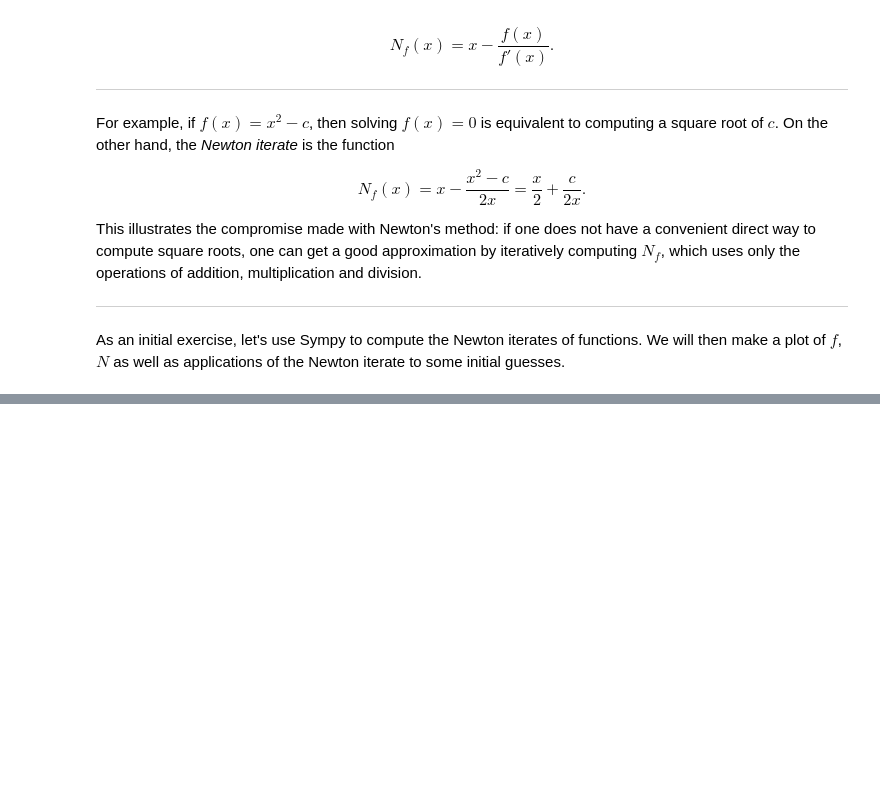
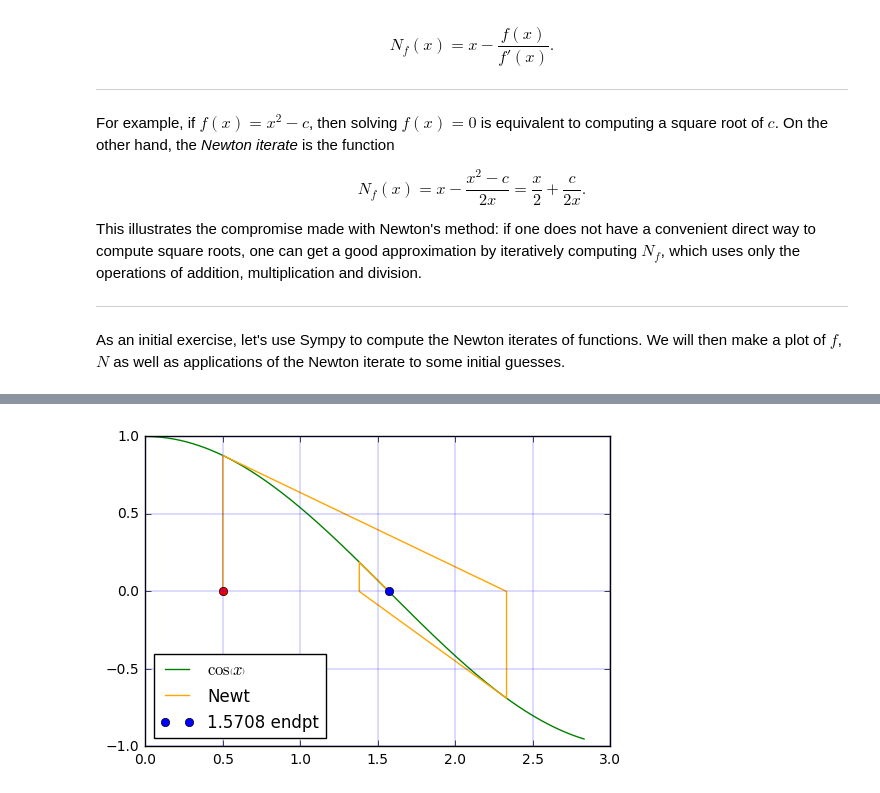
Before and after one commit to mephph/physmath248-2018, a Jupyter notebook: Part.II/Sympy.2.ipynb, the cells around one changed output, grey strips where cells are left out. Saved outputs shown, nothing was run; the diff lists cells and outputs as text; code cells hidden in the pictures; blank space fills up the shorter version.

```diff
--- a/Part.II/Sympy.2.ipynb
+++ b/Part.II/Sympy.2.ipynb
@@ -42,0 +180,4 @@ import sympy as sp
+# %%
+plotNewt(sp.cos(x), x, 0.5, 8, "lower left")
+# %% [output]
+[figure, added]
```
Also changed, not shown: parts of 17 cells of this notebook, 1 other file.
